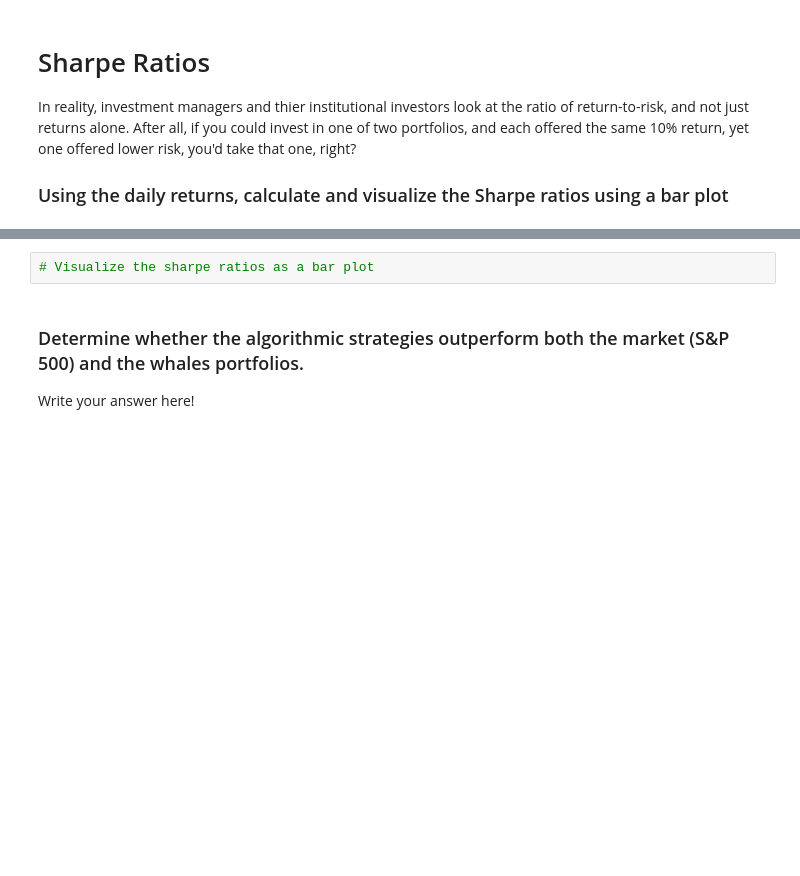
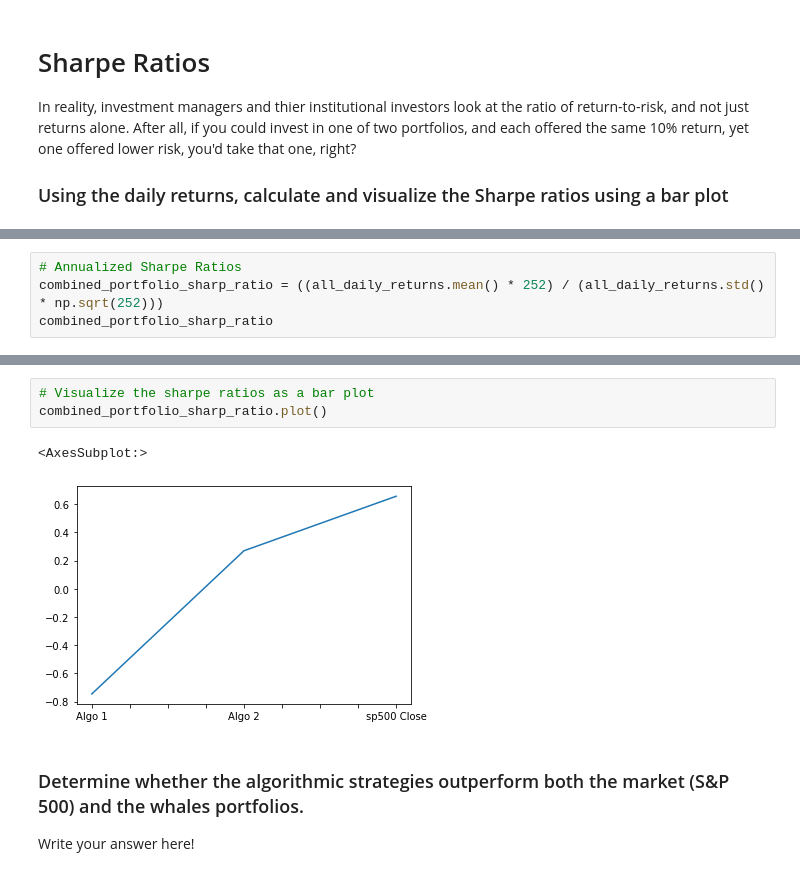
Before and after one commit to ALPHAINFINITETEAM/Pandas-Homework, a Jupyter notebook: whale_analysis.ipynb, the cells around one changed output, grey strips where cells are left out. Cells and saved outputs as stored; diff of their text form; blank space fills up the shorter version.

```diff
--- a/whale_analysis.ipynb
+++ b/whale_analysis.ipynb
@@ -449,0 +460,4 @@ In reality, investment managers and thier institutional investors look at the ra
+# %%
+# Annualized Sharpe Ratios
+combined_portfolio_sharp_ratio = ((all_daily_returns.mean() * 252) / (all_daily_returns.std() * np.sqrt(252)))
+combined_portfolio_sharp_ratio
@@ -450,5 +473,9 @@ In reality, investment managers and thier institutional investors look at the ra
 # %%
 # Visualize the sharpe ratios as a bar plot
+combined_portfolio_sharp_ratio.plot()
+# %% [output]
+<AxesSubplot:>
+[figure, added]
 # %% [markdown]
 ### Determine whether the algorithmic strategies outperform both the market (S&P 500) and the whales portfolios.
 
```
Also changed, not shown: parts of 5 cells of this notebook.
